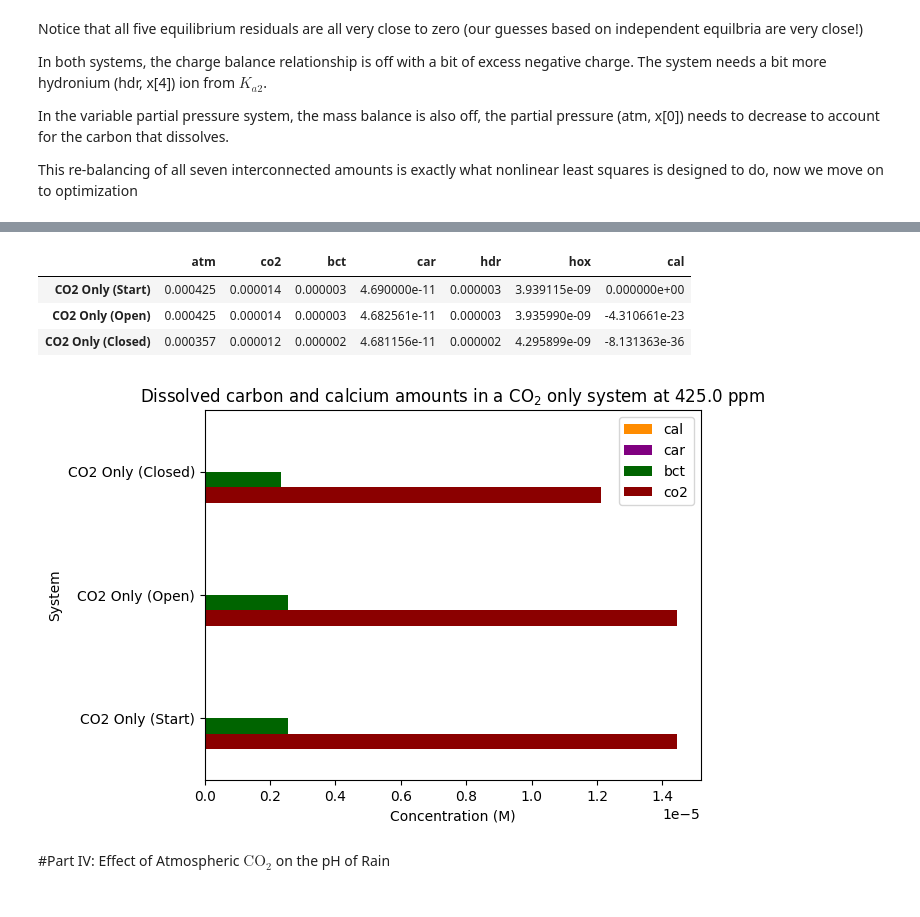
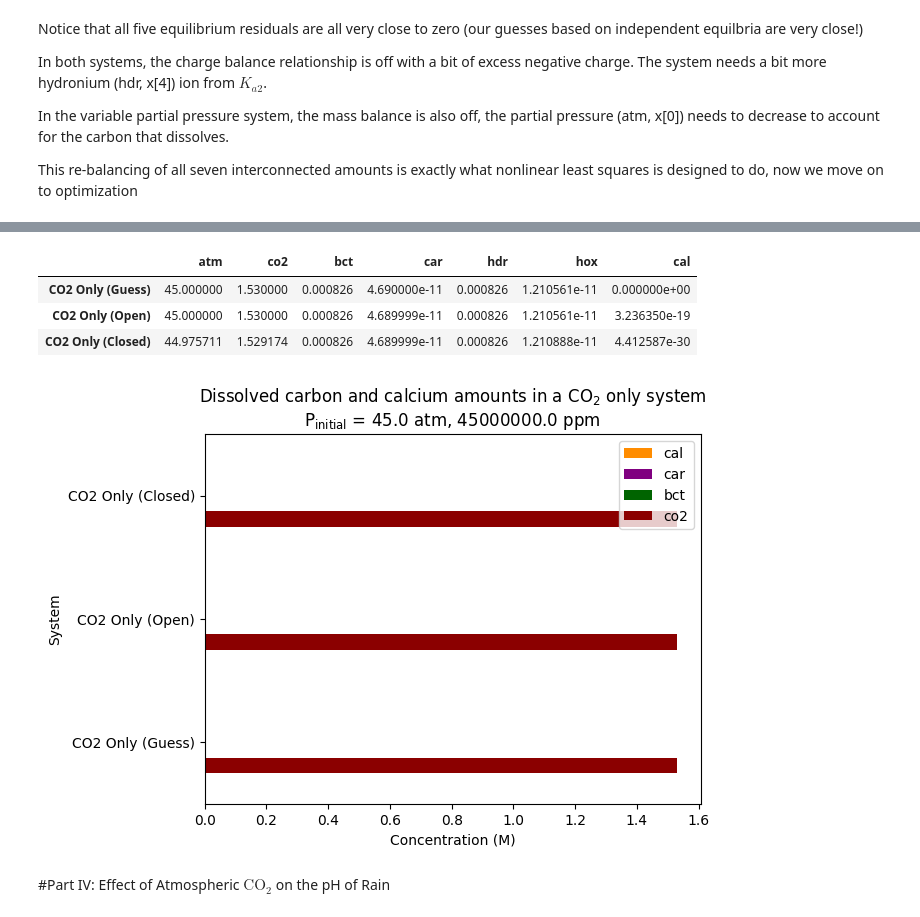
Before and after one commit to wphall/CO2-Equilibrium, a Jupyter notebook: Student_Notebook_CO2_Equilibrium.ipynb, the cells around one changed output, grey strips where cells are left out. Cells and saved outputs as stored; diff of their text form; code cells hidden in the pictures.

```diff
--- a/Student_Notebook_CO2_Equilibrium.ipynb
+++ b/Student_Notebook_CO2_Equilibrium.ipynb
@@ -193,7 +193,7 @@ Kw=1.0e-14            #Kw  = hdr*hox      = x[4]*x[5]
 #Ksp=4.6e-9           #Ksp = cal*car      = x[6]*x[3]
 Ksp=0                 #this is the CO2 only case, setting this to zero will hold [calcium}=0
 
-Pinit=0.001
+Pinit=4.25e-04
 
 Colors=["Teal","DarkRed","DarkGreen","Purple","Red","Blue","DarkOrange"]
 ChartColors=["DarkRed","DarkGreen","Purple","DarkOrange"]
@@ -322,14 +458,8 @@ Kw=1.0e-14            #Kw  = hdr*hox      = x[4]*x[5]
 #Ksp=4.6e-9           #Ksp = cal*car      = x[6]*x[3]
 Ksp=0                 #this is the CO2 only case, setting this to zero will hold [calcium}=0
 
-Pinit=0.001
-
 Colors=["Teal","DarkRed","DarkGreen","Purple","Red","Blue","DarkOrange"]
 ChartColors=["DarkRed","DarkGreen","Purple","DarkOrange"]
-
-#recall all the equations in our function must be rearranged so that 0 is the ideal result
-#our function will take an input array (called "x") that contains seven variable estimates of the amounts
-#our function will output a value for each equation. The sum of the squares of these "residuals" are what fsolve will minimize
 
 def FunCO2OnlyOpen(x):                        #our function's input is an array called "x" while inside the function, indexing starts with zero
     f0=x[1]-(Kh*x[0])                         #Kh, Henry's Law for CO2 gas
@@ -351,72 +481,48 @@ def FunCO2OnlyClosed(x):
     f6=x[1]+x[2]+x[3]-(Kh*Pinit)            #partial pressure of CO2 (x[0]) is variable and decreases as it dissolves, limited total dissolved carbon
     return np.array([f0,f1,f2,f3,f4,f5,f6])
 
-# start by setting the initial pressure to the current mixing ratio of CO2 in atm
-Pinit=425/1.0e6
-
-#intial guess for final partial pressure of CO2 gas in atmospheres
+PPM=float(input("What is the initial pressure in units of ppm? "))
+Pinit=PPM/1.0e6
+print("For an initial pressure of "+str(PPM)+" ppm, "+str(Pinit)+" atm \n")
 atm=Pinit
-
-#initial guess for dissolved concentration based on Kh
 co2=Pinit*Kh
-
-#initial guess for bicarbonate concentration based on Ka1
 bct=np.sqrt(Ka1*co2)
-
-#initial guess for hydronium concentration based on Ka1
 hdr=np.sqrt(Ka1*co2)
-
-#initial guess for hydroxide concentration based on hydronium and Kw
 hox=Kw/hdr
-
-#initial guess for carbonate concentration based on Ka2
 car=Ka2*bct/hdr
-
-#initial guess for calcium is zero, in the CO2 only case
 cal=0.0
 
 xguess=np.array([atm,co2,bct,car,hdr,hox,cal]) #here we pack the seven individual amounts into an array, which we can pass into our functions
-print("Intial estimates = ",xguess)
-print("----")
-resGuessOpn=FunCO2OnlyOpen(xguess)
-print("Residuals in initial estimates for constant partial pressure= ",resGuessOpn)
-errorOpn=np.sqrt(np.sum(resGuessOpn**2))
-print("initial error open = ",errorOpn)
-print("----")
-resGuessCls=FunCO2OnlyClosed(xguess)
-print("Residuals in initial estimates for variable partial pressure= ",resGuessCls)
-errorCls=np.sqrt(np.sum(resGuessCls**2))
-print("initial error closed = ",errorCls)
+xOpn=fsolve(FunCO2OnlyOpen,xguess)
+xCls=fsolve(FunCO2OnlyClosed,xguess)
 
-print("---------------------------------------------------------------------------")
-xOpn=fsolve(FunCO2OnlyOpen,xguess)
-print("Optimized estimates for constant partial pressure = ",xOpn)
-print("----")
+resGuess=FunCO2OnlyClosed(xguess)
+errorGuess=np.sqrt(np.sum(resGuess**2))
+print("error guess = ",errorGuess)
+print("Guess pH = ",-np.log10(xguess[4]))
+print("\n")
+
 resOpn=FunCO2OnlyOpen(xOpn)
-print("Residuals in optimized estimates for constant partial pressure= ",resOpn)
 errorOpn=np.sqrt(np.sum(resOpn**2))
 print("error open = ",errorOpn)
-print("----")
-xCls=fsolve(FunCO2OnlyClosed,xguess)
-print("Optimized estimates for variable partial pressure = ",xCls)
+print("Open pH = ",-np.log10(xOpn[4]))
+print("\n")
+
 resCls=FunCO2OnlyClosed(xCls)
-print("Residuals in optimized estimates for variable partial pressure= ",resCls)
 errorCls=np.sqrt(np.sum(resCls**2))
 print("error closed = ",errorCls)
-print("----")
+print("Closed pH = ",-np.log10(xCls[4]))
 
-dfCO2Only=pd.DataFrame(columns=["atm","co2","bct","car","hdr","hox","cal"]) #here we make an empty dataframe to hold all our results with 7 named columns, one for each unknown
-
-dfCO2Only.loc["CO2 Only (Start)"]=xguess
-dfCO2Only.loc["CO2 Only (Open)"]=xFix
-dfCO2Only.loc["CO2 Only (Closed)"]=xFin
-
+dfCO2Only=pd.DataFrame(columns=["atm","co2","bct","car","hdr","hox","cal"])
+dfCO2Only.loc["CO2 Only (Guess)"]=xguess
+dfCO2Only.loc["CO2 Only (Open)"]=xOpn
+dfCO2Only.loc["CO2 Only (Closed)"]=xCls
 ax = dfCO2Only[['co2','bct','car','cal']].plot(kind='barh',
                                                color=ChartColors,
                                                rot=0,
                                                ylabel='System',
                                                xlabel='Concentration (M)',
-                                               title="Dissolved carbon and calcium amounts in a $\mathrm{CO_2}$ only system at "+ str(Pinit*1e6)+" ppm"
+                                               title="Dissolved carbon and calcium amounts in a $\mathrm{CO_2}$ only system\n"+"$\mathrm{P_{initial}}$ = "+str(Pinit)+" atm, "+str(Pinit*1e6)+" ppm"
                                                )
 plt.legend(loc='upper right',reverse=True)
 dfCO2Only
@@ -441,8 +543,8 @@ error closed =  5.237737141005371e-21
 |  | atm | co2 | bct | car | hdr | hox | cal |
-| CO2 Only (Start) | 0.000425 | 0.000014 | 0.000003 | 4.690000e-11 | 0.000003 | 3.939115e-09 | 0.000000e+00 |
-| CO2 Only (Open) | 0.000425 | 0.000014 | 0.000003 | 4.682561e-11 | 0.000003 | 3.935990e-09 | -4.310661e-23 |
-| CO2 Only (Closed) | 0.000357 | 0.000012 | 0.000002 | 4.681156e-11 | 0.000002 | 4.295899e-09 | -8.131363e-36 |
+| CO2 Only (Guess) | 45.000000 | 1.530000 | 0.000826 | 4.690000e-11 | 0.000826 | 1.210561e-11 | 0.000000e+00 |
+| CO2 Only (Open) | 45.000000 | 1.530000 | 0.000826 | 4.689999e-11 | 0.000826 | 1.210561e-11 | 3.236350e-19 |
+| CO2 Only (Closed) | 44.975711 | 1.529174 | 0.000826 | 4.689999e-11 | 0.000826 | 1.210888e-11 | 4.412587e-30 |
-[figure, old version]
+[figure, new version]
 # %% [markdown]
 #Part IV: Effect of Atmospheric $\mathrm{CO_2}$ on the pH of Rain
 # %% [markdown]
```
Also changed, not shown: parts of 19 cells of this notebook.
